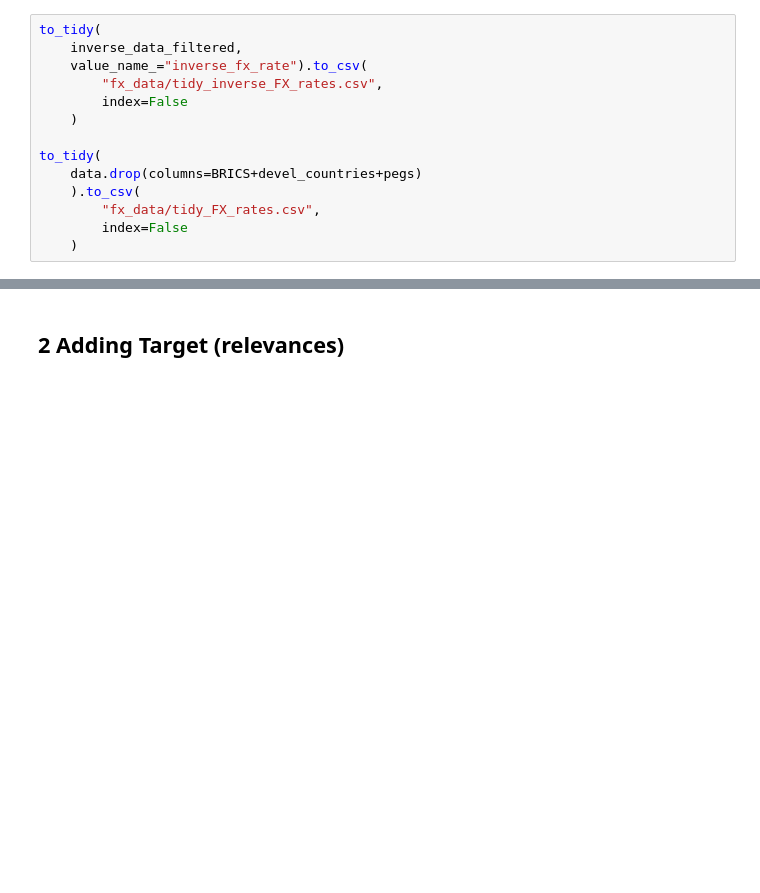
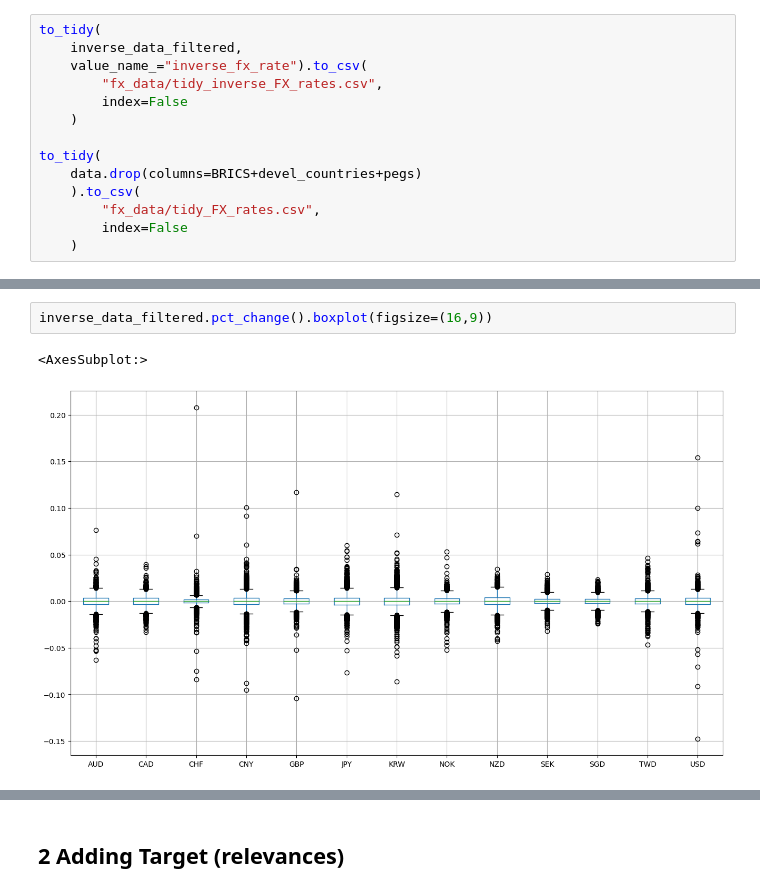
Before and after one commit to falken1983/fx_letor, a Jupyter notebook: generate_fx_data.ipynb, the cells around one changed output, grey strips where cells are left out. Saved outputs shown, nothing was run; the diff lists cells and outputs as text; blank space fills up the shorter version.

Commit message:
Update generate_fx_data.ipynb
Winsorize Pcnt Changes. Not concluding. Reuse of Raw Returns for Features/Target Construction

```diff
--- a/generate_fx_data.ipynb
+++ b/generate_fx_data.ipynb
@@ -275,0 +295,5 @@ to_tidy(
+# %%
+inverse_data_filtered.pct_change().boxplot(figsize=(16,9))
+# %% [output]
+<AxesSubplot:>
+[figure, added]
```
Also changed, not shown: parts of 14 cells of this notebook.
